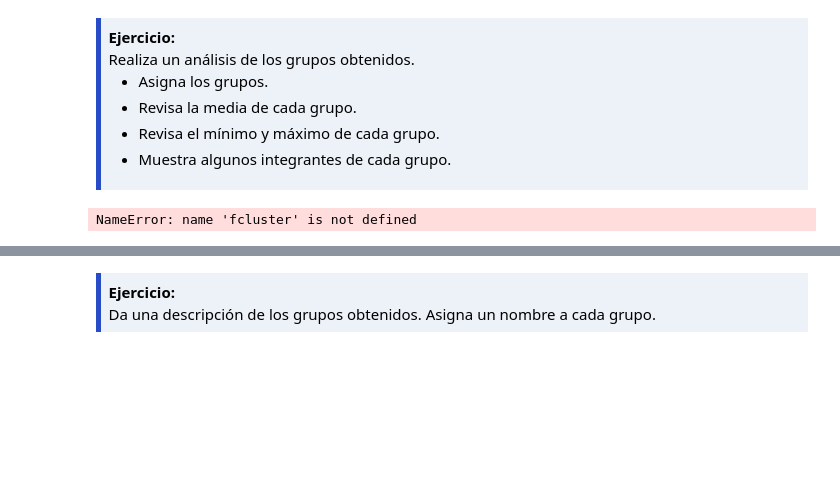
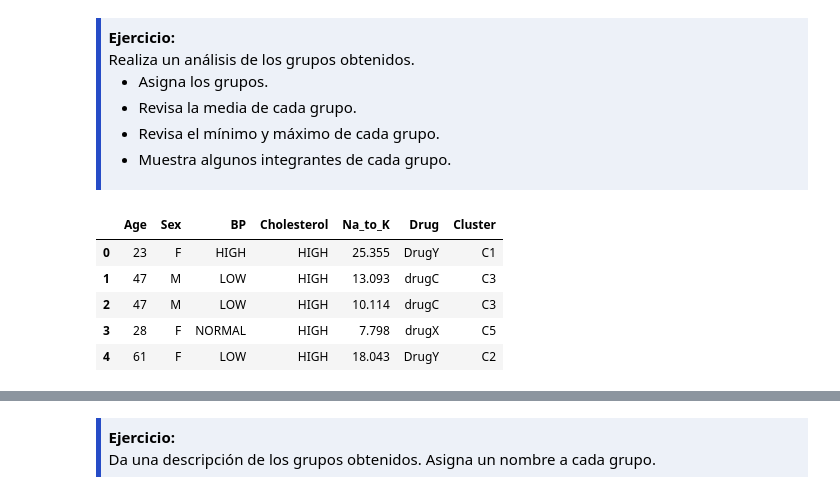
Before and after one commit to JustmeLu/Tareas-automatizacionInicial, a Jupyter notebook: 2-Ejercicios/03-Agrupamiento-Jerarquico.ipynb, the cells around one changed output, grey strips where cells are left out. Saved outputs shown, nothing was run; the diff lists cells and outputs as text; code cells hidden in the pictures; blank space fills up the shorter version.

```diff
--- a/2-Ejercicios/03-Agrupamiento-Jerarquico.ipynb
+++ b/2-Ejercicios/03-Agrupamiento-Jerarquico.ipynb
@@ -174,13 +178,16 @@ La distancia de corte se fijó alrededor de 3.8, ya que en este punto los grupos
 </ul>
 </div>
 # %%
-# Ahora asignamos las etiquetas de clúster
 clusters = fcluster(Z, t=distancia_corte, criterion='distance')
-
-# Agregar la información de clúster como C1, C2, C3, etc.
+data = df.copy()
 data['Cluster'] = ['C' + str(c) for c in clusters]
 
-# Revisar los primeros registros
+#Primeros registros
 display(data.head())
 # %% [output]
-NameError: name 'fcluster' is not defined
+|  | Age | Sex | BP | Cholesterol | Na_to_K | Drug | Cluster |
+| 0 | 23 | F | HIGH | HIGH | 25.355 | DrugY | C1 |
+| 1 | 47 | M | LOW | HIGH | 13.093 | drugC | C3 |
+| 2 | 47 | M | LOW | HIGH | 10.114 | drugC | C3 |
+| 3 | 28 | F | NORMAL | HIGH | 7.798 | drugX | C5 |
+| 4 | 61 | F | LOW | HIGH | 18.043 | DrugY | C2 |
```
Also changed, not shown: parts of 17 cells of this notebook.
